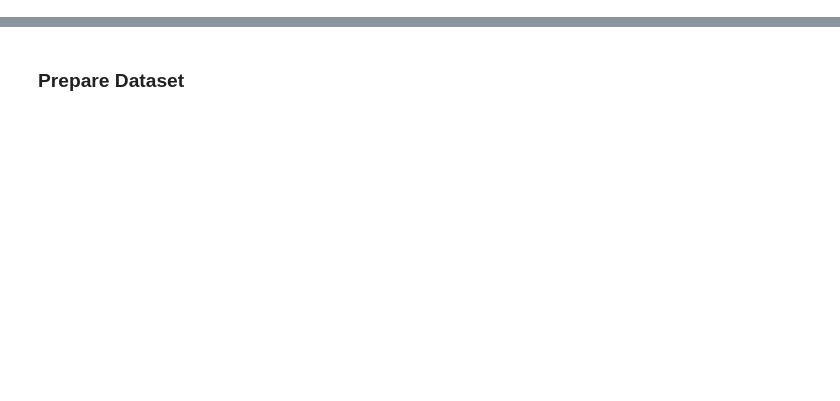
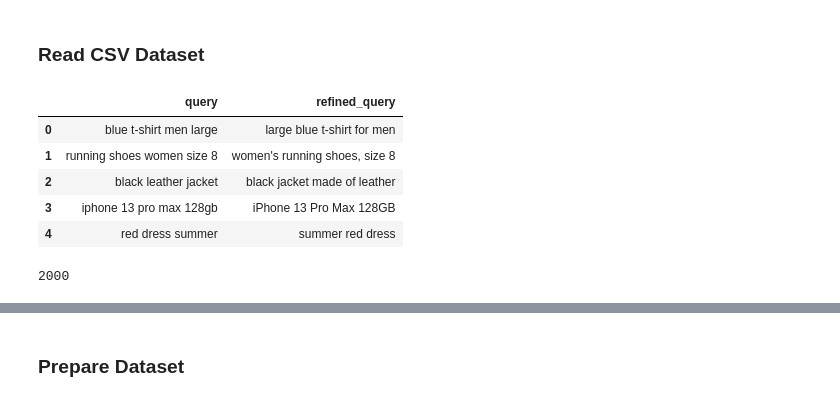
Before and after one commit to mahabubr/poridhi-intent-search-architecture, a Jupyter notebook: notebook/query_model_fine_tuning.ipynb, the cells around one changed output, grey strips where cells are left out. Cells and saved outputs as stored; diff of their text form; code cells hidden in the pictures; blank space fills up the shorter version.

```diff
--- a/notebook/query_model_fine_tuning.ipynb
+++ b/notebook/query_model_fine_tuning.ipynb
@@ -0,0 +1,2 @@
+# %% [markdown]
+### Read CSV Dataset
@@ -0,0 +5,15 @@
+# %%
+df = pd.read_csv("../learning_dataset/query_fine_tune/dataset.csv")
+# %%
+df.head()
+# %% [output]
+|  | query | refined_query |
+| 0 | blue t-shirt men large | large blue t-shirt for men |
+| 1 | running shoes women size 8 | women's running shoes, size 8 |
+| 2 | black leather jacket | black jacket made of leather |
+| 3 | iphone 13 pro max 128gb | iPhone 13 Pro Max 128GB |
+| 4 | red dress summer | summer red dress |
+# %%
+len(df)
+# %% [output]
+2000
```
Also changed, not shown: parts of 23 cells of this notebook, 2 other files.
